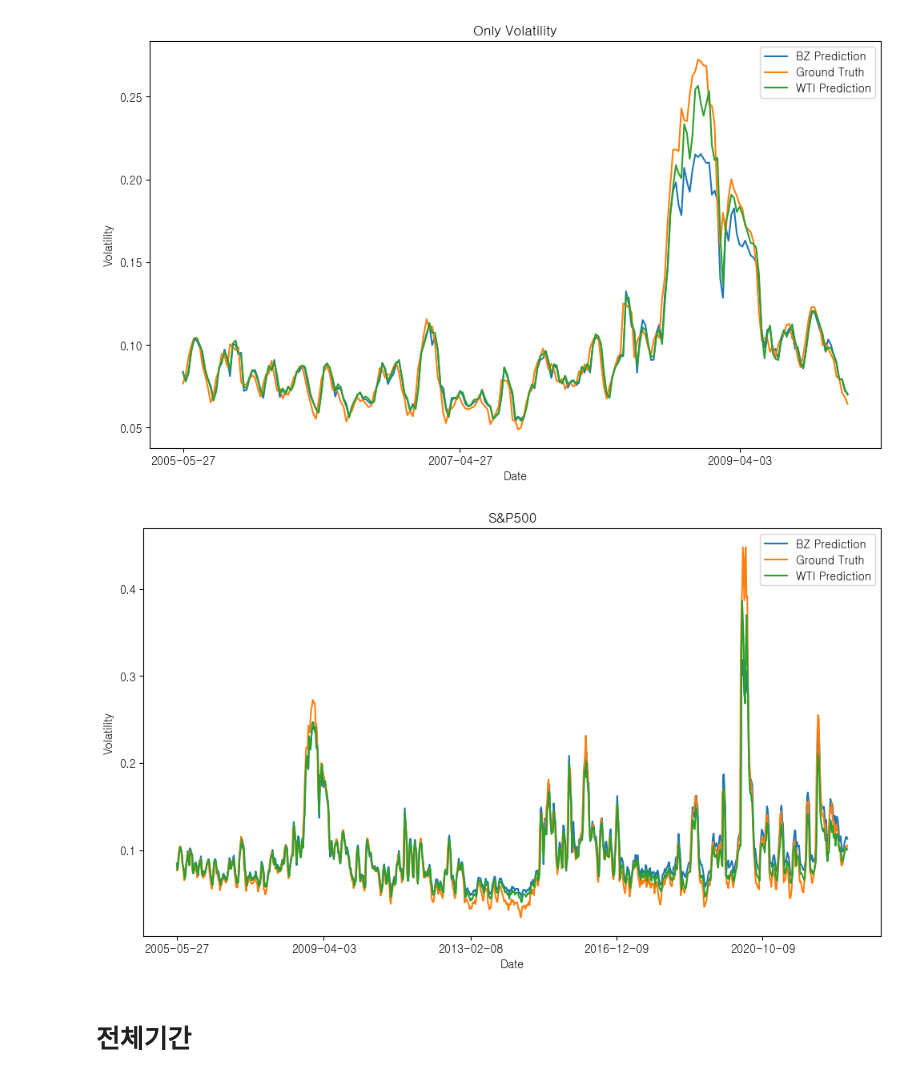
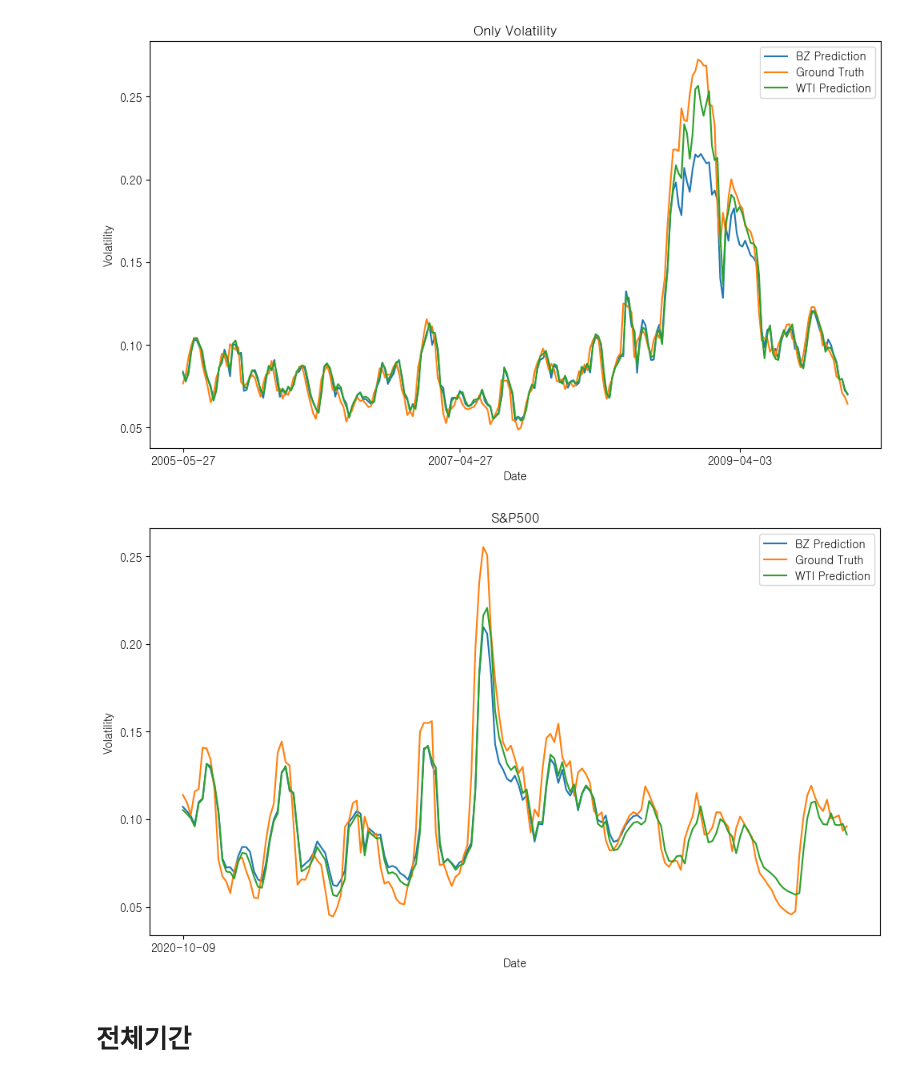
Before and after one commit to kimjuhwan1234/Volatility_Forecasting, a Jupyter notebook: EDA.ipynb, the cells around one changed output. Drawn from its saved outputs; the diff is of its cells as text; code cells hidden in the pictures.

```diff
--- a/EDA.ipynb
+++ b/EDA.ipynb
@@ -49,7 +49,8 @@ Scaler object loaded successfully!
 # %%
 BZBZ_SP500 = pd.read_csv('Files/BZBZ_SP500.csv', index_col=0)
 SPBZ_SP500 = pd.read_csv('Files/SPBZ_SP500.csv', index_col=0)
-# BZBZ_SP500 = pd.read_csv('Files/BiLSTM/additionalX_BZ.csv', index_col=0)
+BZBZ_SP500 = pd.read_csv('Files/SPBZ_SP500_re.csv', index_col=0)
+SPBZ_SP500 = pd.read_csv('Files/SPBZ_SP500_re_2.csv', index_col=0)
 SP500 = pd.read_csv('Database/BZ_vol_SP500.csv', index_col=0)
 
 BZBZ_SP500.index = pd.to_datetime(BZBZ_SP500.index)
@@ -95,20 +96,20 @@ plt.show()
 # %%
 plt.figure(figsize=(10, 6))
 
-start=0
+start = 800
 plt.plot(pred_inv3.iloc[start:, 0], label='BZ Prediction')
 plt.plot(truth_inv4.iloc[start:, 0], label='Ground Truth')
 plt.plot(pred_inv4.iloc[start:, 0], label='WTI Prediction')
 
 plt.title('S&P500')
 plt.xlabel('Date')
 plt.ylabel('Volatility')
 plt.legend()
 plt.xticks(pred_inv4.index[start:-1:200])
 plt.tight_layout()
 plt.show()
 # %% [output]
-[figure, old version]
+[figure, new version]
 # %% [markdown]
 # 전체기간
 # %%
```
Also changed, not shown: parts of 11 cells of this notebook, 5 other files.
